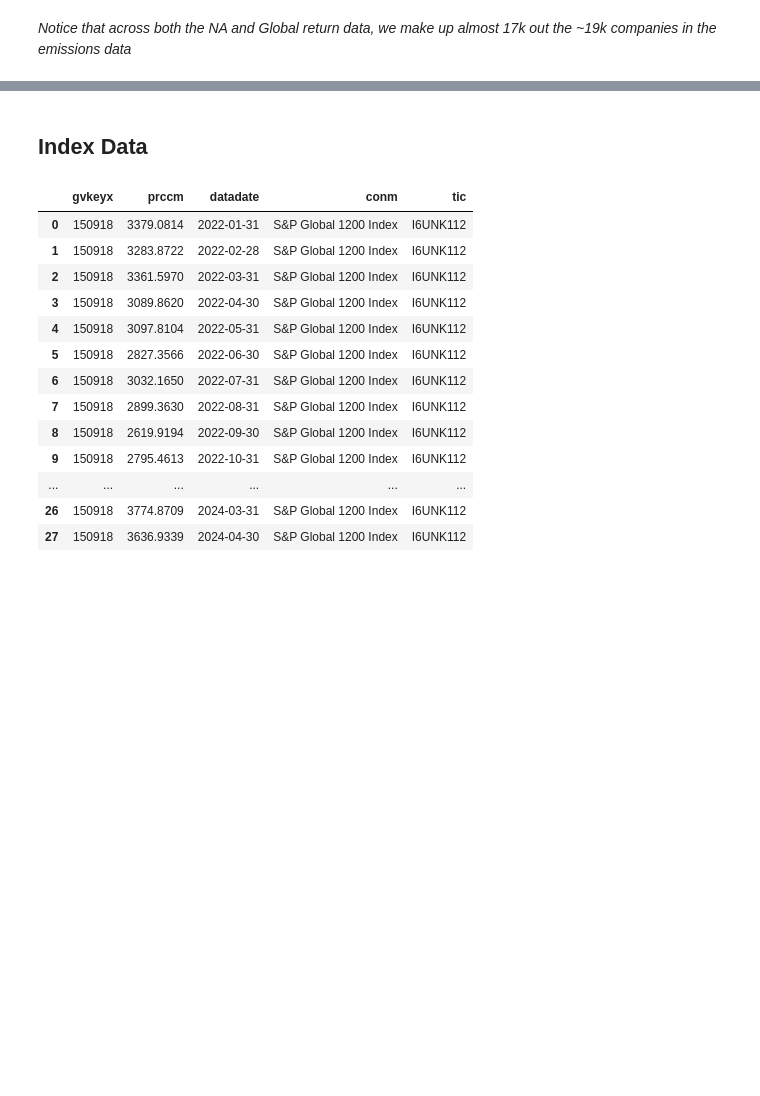
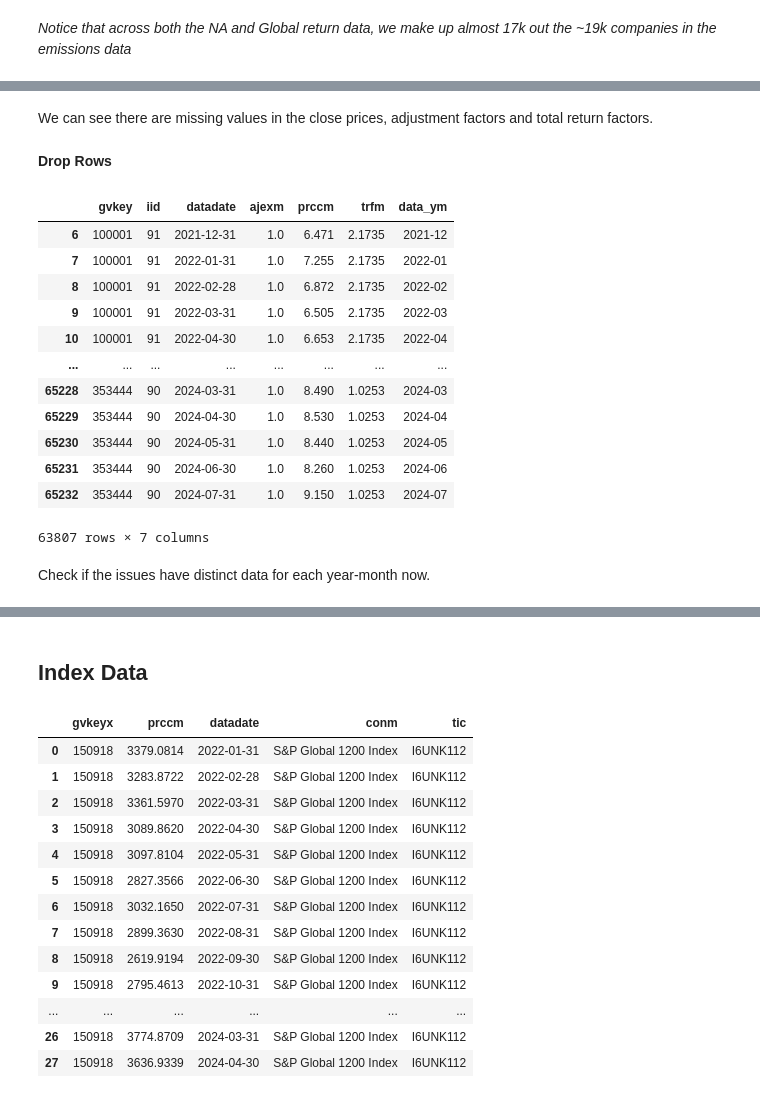
Before and after one commit to varunchodanker/MSc-Individual-Project, a Jupyter notebook: Phase1.ipynb, the cells around one changed output, grey strips where cells are left out. Cells and saved outputs as stored; diff of their text form; code cells hidden in the pictures; blank space fills up the shorter version.

```diff
--- a/Phase1.ipynb
+++ b/Phase1.ipynb
@@ -1012,0 +1086,24 @@ dtype: bool
+# %% [markdown]
+We can see there are missing values in the close prices, adjustment factors and total return factors.
+# %% [markdown]
+**Drop Rows**
+# %%
+na_returns_df = na_returns_df.dropna()
+
+na_returns_df
+# %% [output]
+|  | gvkey | iid | datadate | ajexm | prccm | trfm | data_ym |
+| 6 | 100001 | 91 | 2021-12-31 | 1.0 | 6.471 | 2.1735 | 2021-12 |
+| 7 | 100001 | 91 | 2022-01-31 | 1.0 | 7.255 | 2.1735 | 2022-01 |
+| 8 | 100001 | 91 | 2022-02-28 | 1.0 | 6.872 | 2.1735 | 2022-02 |
+| 9 | 100001 | 91 | 2022-03-31 | 1.0 | 6.505 | 2.1735 | 2022-03 |
+| 10 | 100001 | 91 | 2022-04-30 | 1.0 | 6.653 | 2.1735 | 2022-04 |
+| ... | ... | ... | ... | ... | ... | ... | ... |
+| 65228 | 353444 | 90 | 2024-03-31 | 1.0 | 8.490 | 1.0253 | 2024-03 |
+| 65229 | 353444 | 90 | 2024-04-30 | 1.0 | 8.530 | 1.0253 | 2024-04 |
+| 65230 | 353444 | 90 | 2024-05-31 | 1.0 | 8.440 | 1.0253 | 2024-05 |
+| 65231 | 353444 | 90 | 2024-06-30 | 1.0 | 8.260 | 1.0253 | 2024-06 |
+| 65232 | 353444 | 90 | 2024-07-31 | 1.0 | 9.150 | 1.0253 | 2024-07 |
+63807 rows × 7 columns
+# %% [markdown]
+Check if the issues have distinct data for each year-month now.
```
Also changed, not shown: parts of 17 cells of this notebook.
